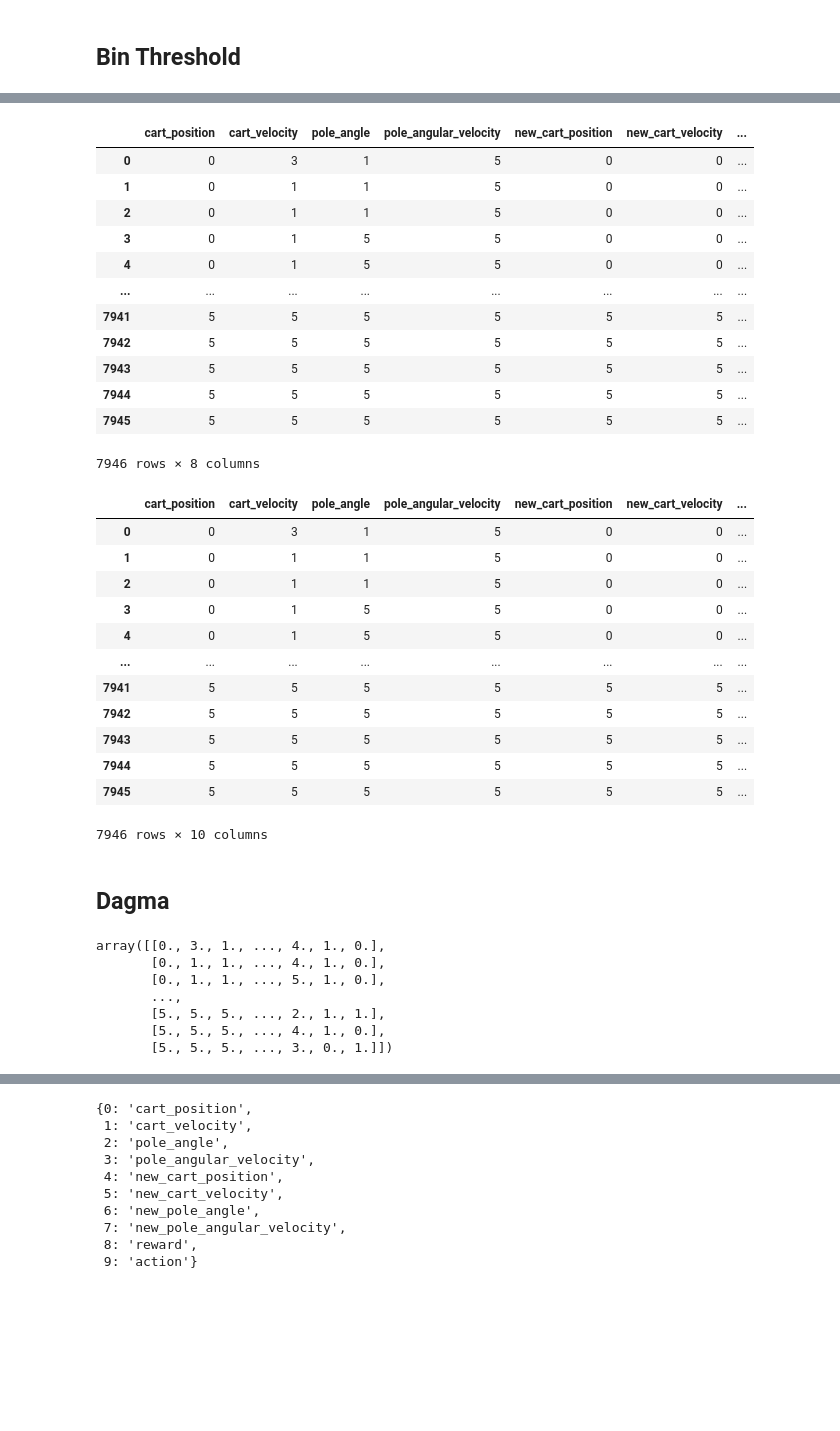
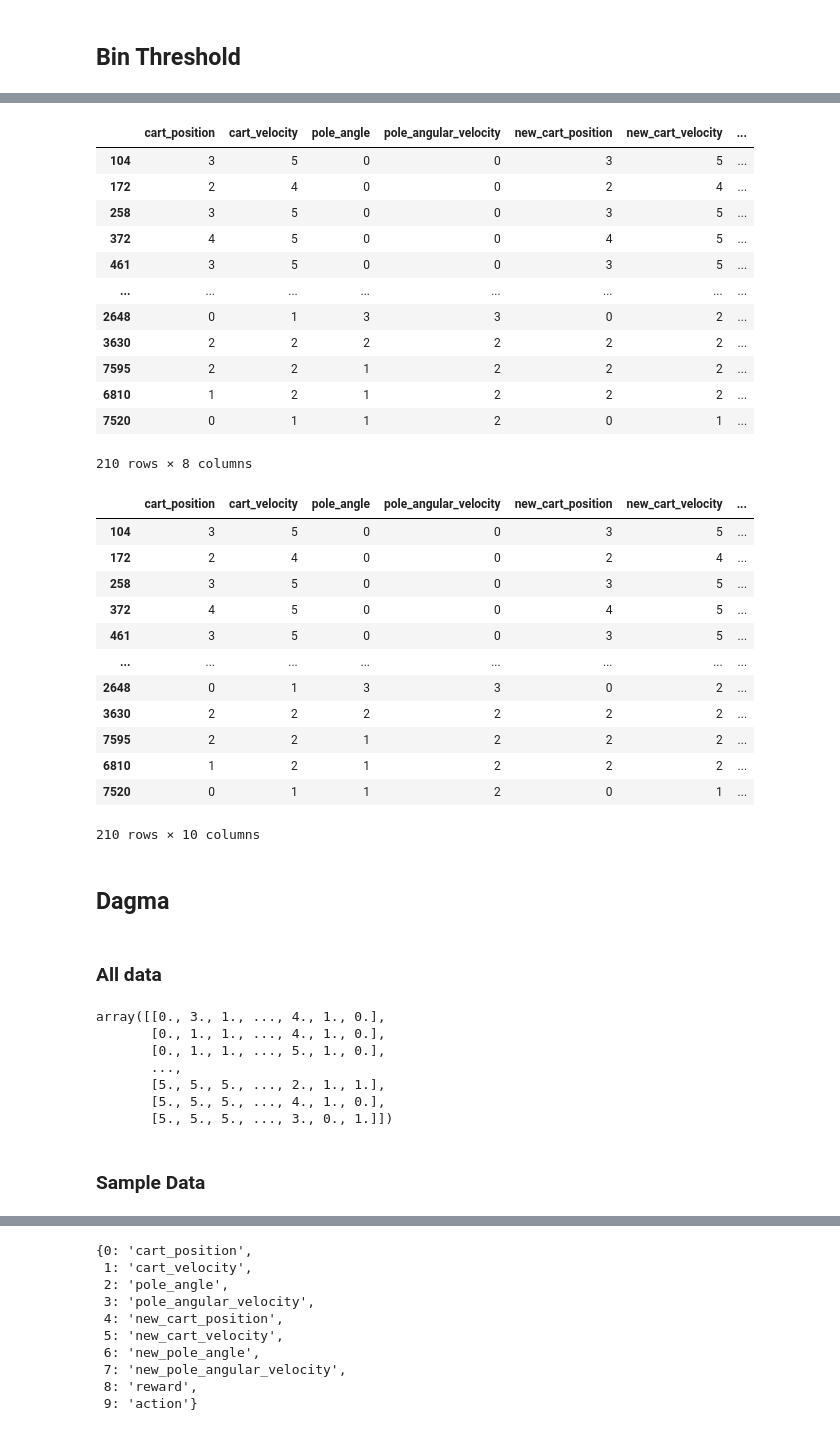
Before and after one commit to ChenFengTsai/BayesianNetwork_Cartpole_with_RL, a Jupyter notebook: bn/bn_learn.ipynb, the cells around one changed output, grey strips where cells are left out. Drawn from its saved outputs; the diff is of its cells as text; code cells hidden in the pictures; blank space fills up the shorter version.

```diff
--- a/bn/bn_learn.ipynb
+++ b/bn/bn_learn.ipynb
@@ -11,2 +16,9 @@ from sklearn.cluster import KMeans
 # %% [markdown]
 ## K-means
+# %%
+ori_data = pd.read_csv('../ddqn/organized_training_memory4.csv')
+zero_rew = ori_data[ori_data['reward'] == 0]
+# %%
+one_rew = ori_data[ori_data['reward'] == 1].sample(140)
+ori_data = pd.concat([zero_rew, one_rew])
+ori_data.shape
@@ -13,6 +27,5 @@ from sklearn.cluster import KMeans
 # %%
-data = pd.read_csv('../ddqn/organized_training_memory4.csv')
-data = data[['cart_position', 'cart_velocity', 'pole_angle', 'pole_angular_velocity']]
+data = ori_data[['cart_position', 'cart_velocity', 'pole_angle', 'pole_angular_velocity']]
 data
 # %% [output]
 |  | cart_position | cart_velocity | pole_angle | pole_angular_velocity |
@@ -156,7 +169,6 @@ bin_df
 # %%
-next_data = pd.read_csv('../ddqn/organized_training_memory4.csv')
 new_col = ['new_cart_position', 'new_cart_velocity', 'new_pole_angle', 'new_pole_angular_velocity']
-next_data = next_data[new_col]
+next_data = ori_data[new_col]
 next_data
 # %% [output]
 |  | new_cart_position | new_cart_velocity | new_pole_angle | new_pole_angular_velocity |
@@ -204,34 +216,34 @@ bin_df = pd.concat([bin_df, next_bin], axis = 1)
 bin_df
 # %% [output]
 |  | cart_position | cart_velocity | pole_angle | pole_angular_velocity | new_cart_position | new_cart_velocity | ... |
-| 0 | 0 | 3 | 1 | 5 | 0 | 0 | ... |
-| 1 | 0 | 1 | 1 | 5 | 0 | 0 | ... |
-| 2 | 0 | 1 | 1 | 5 | 0 | 0 | ... |
-| 3 | 0 | 1 | 5 | 5 | 0 | 0 | ... |
-| 4 | 0 | 1 | 5 | 5 | 0 | 0 | ... |
+| 104 | 3 | 5 | 0 | 0 | 3 | 5 | ... |
+| 172 | 2 | 4 | 0 | 0 | 2 | 4 | ... |
+| 258 | 3 | 5 | 0 | 0 | 3 | 5 | ... |
+| 372 | 4 | 5 | 0 | 0 | 4 | 5 | ... |
+| 461 | 3 | 5 | 0 | 0 | 3 | 5 | ... |
 | ... | ... | ... | ... | ... | ... | ... | ... |
-| 7941 | 5 | 5 | 5 | 5 | 5 | 5 | ... |
-| 7942 | 5 | 5 | 5 | 5 | 5 | 5 | ... |
-| 7943 | 5 | 5 | 5 | 5 | 5 | 5 | ... |
-| 7944 | 5 | 5 | 5 | 5 | 5 | 5 | ... |
-| 7945 | 5 | 5 | 5 | 5 | 5 | 5 | ... |
+| 2648 | 0 | 1 | 3 | 3 | 0 | 2 | ... |
+| 3630 | 2 | 2 | 2 | 2 | 2 | 2 | ... |
+| 7595 | 2 | 2 | 1 | 2 | 2 | 2 | ... |
+| 6810 | 1 | 2 | 1 | 2 | 2 | 2 | ... |
+| 7520 | 0 | 1 | 1 | 2 | 0 | 1 | ... |
-7946 rows × 8 columns
+210 rows × 8 columns
 # %%
-df = pd.read_csv('../ddqn/organized_training_memory4.csv')[['reward', 'action']]
-bin_df = pd.concat([bin_df, df], axis=1)
+rew_act_df = ori_data[['reward', 'action']]
+bin_df = pd.concat([bin_df, rew_act_df], axis=1)
 bin_df
 # %% [output]
 |  | cart_position | cart_velocity | pole_angle | pole_angular_velocity | new_cart_position | new_cart_velocity | ... |
-| 0 | 0 | 3 | 1 | 5 | 0 | 0 | ... |
-| 1 | 0 | 1 | 1 | 5 | 0 | 0 | ... |
-| 2 | 0 | 1 | 1 | 5 | 0 | 0 | ... |
-| 3 | 0 | 1 | 5 | 5 | 0 | 0 | ... |
-| 4 | 0 | 1 | 5 | 5 | 0 | 0 | ... |
+| 104 | 3 | 5 | 0 | 0 | 3 | 5 | ... |
+| 172 | 2 | 4 | 0 | 0 | 2 | 4 | ... |
+| 258 | 3 | 5 | 0 | 0 | 3 | 5 | ... |
+| 372 | 4 | 5 | 0 | 0 | 4 | 5 | ... |
+| 461 | 3 | 5 | 0 | 0 | 3 | 5 | ... |
 | ... | ... | ... | ... | ... | ... | ... | ... |
-| 7941 | 5 | 5 | 5 | 5 | 5 | 5 | ... |
-| 7942 | 5 | 5 | 5 | 5 | 5 | 5 | ... |
-| 7943 | 5 | 5 | 5 | 5 | 5 | 5 | ... |
-| 7944 | 5 | 5 | 5 | 5 | 5 | 5 | ... |
-| 7945 | 5 | 5 | 5 | 5 | 5 | 5 | ... |
+| 2648 | 0 | 1 | 3 | 3 | 0 | 2 | ... |
+| 3630 | 2 | 2 | 2 | 2 | 2 | 2 | ... |
+| 7595 | 2 | 2 | 1 | 2 | 2 | 2 | ... |
+| 6810 | 1 | 2 | 1 | 2 | 2 | 2 | ... |
+| 7520 | 0 | 1 | 1 | 2 | 0 | 1 | ... |
-7946 rows × 10 columns
+210 rows × 10 columns
 # %%
@@ -246,3 +253,5 @@ from dagma.nonlinear import DagmaMLP, DagmaNonlinear
+# %% [markdown]
+### All data
 # %%
 df = pd.read_csv("bin_data.csv")
 X = df.values
@@ -255,3 +264,5 @@ array([[0., 3., 1., ..., 4., 1., 0.],
        [5., 5., 5., ..., 2., 1., 1.],
        [5., 5., 5., ..., 4., 1., 0.],
        [5., 5., 5., ..., 3., 0., 1.]])
+# %% [markdown]
+### Sample Data
```
Also changed, not shown: parts of 25 cells of this notebook, 5 other files.
